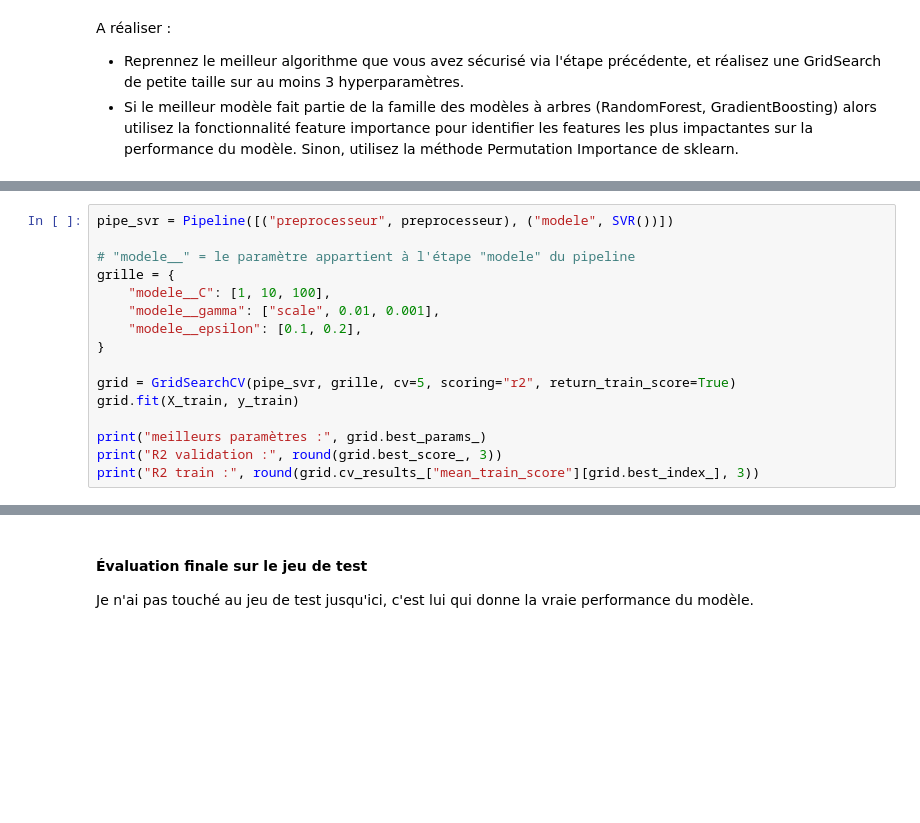
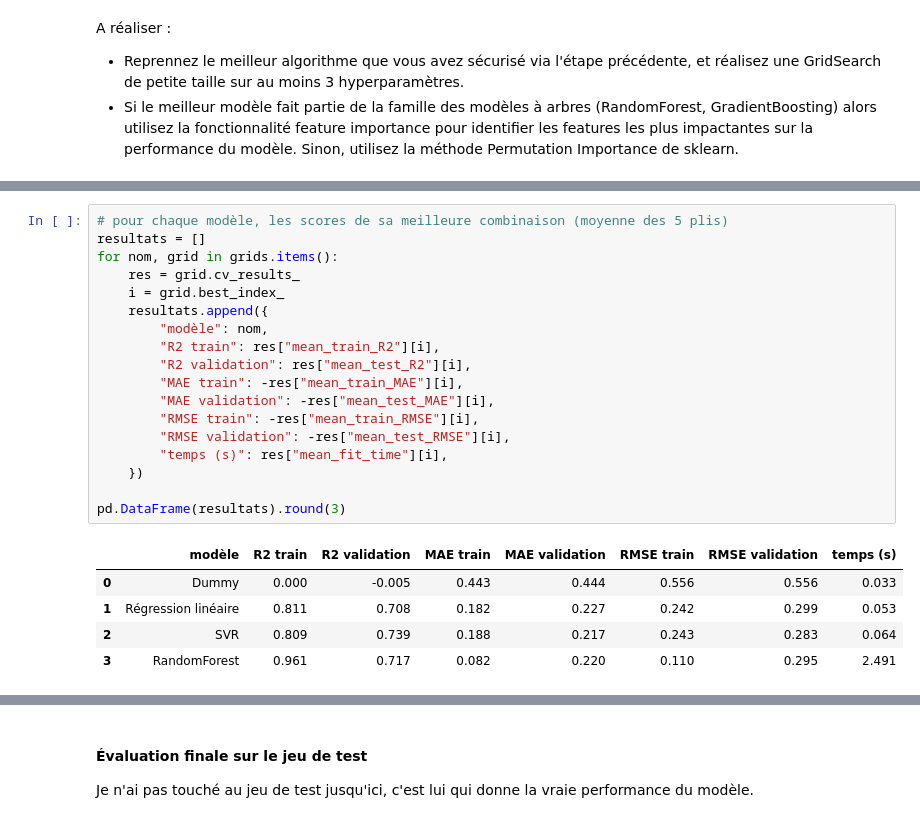
Before and after one commit to pierre-angelo-commits/p3-consommation-batiments-seattle, a Jupyter notebook: 02_modelisation.ipynb, the cells around one changed output, grey strips where cells are left out. Saved outputs shown, nothing was run; the diff lists cells and outputs as text; blank space fills up the shorter version.

```diff
--- a/02_modelisation.ipynb
+++ b/02_modelisation.ipynb
@@ -158,16 +97,0 @@ Les 3 hyperparamètres testés :
-# %%
-pipe_svr = Pipeline([("preprocesseur", preprocesseur), ("modele", SVR())])
-
-# "modele__" = le paramètre appartient à l'étape "modele" du pipeline
-grille = {
-    "modele__C": [1, 10, 100],
-    "modele__gamma": ["scale", 0.01, 0.001],
-    "modele__epsilon": [0.1, 0.2],
-}
-
-grid = GridSearchCV(pipe_svr, grille, cv=5, scoring="r2", return_train_score=True)
-grid.fit(X_train, y_train)
-
-print("meilleurs paramètres :", grid.best_params_)
-print("R2 validation :", round(grid.best_score_, 3))
-print("R2 train :", round(grid.cv_results_["mean_train_score"][grid.best_index_], 3))
@@ -179,0 +154,24 @@ Le GridSearch améliore un peu le score (0,73 → 0,74) et l'écart entre train
+# %%
+# pour chaque modèle, les scores de sa meilleure combinaison (moyenne des 5 plis)
+resultats = []
+for nom, grid in grids.items():
+    res = grid.cv_results_
+    i = grid.best_index_
+    resultats.append({
+        "modèle": nom,
+        "R2 train": res["mean_train_R2"][i],
+        "R2 validation": res["mean_test_R2"][i],
+        "MAE train": -res["mean_train_MAE"][i],
+        "MAE validation": -res["mean_test_MAE"][i],
+        "RMSE train": -res["mean_train_RMSE"][i],
+        "RMSE validation": -res["mean_test_RMSE"][i],
+        "temps (s)": res["mean_fit_time"][i],
+    })
+
+pd.DataFrame(resultats).round(3)
+# %% [output]
+|  | modèle | R2 train | R2 validation | MAE train | MAE validation | RMSE train | RMSE validation | temps (s) |
+| 0 | Dummy | 0.000 | -0.005 | 0.443 | 0.444 | 0.556 | 0.556 | 0.033 |
+| 1 | Régression linéaire | 0.811 | 0.708 | 0.182 | 0.227 | 0.242 | 0.299 | 0.053 |
+| 2 | SVR | 0.809 | 0.739 | 0.188 | 0.217 | 0.243 | 0.283 | 0.064 |
+| 3 | RandomForest | 0.961 | 0.717 | 0.082 | 0.220 | 0.110 | 0.295 | 2.491 |
```
Also changed, not shown: parts of 31 cells of this notebook, 2 other files.
